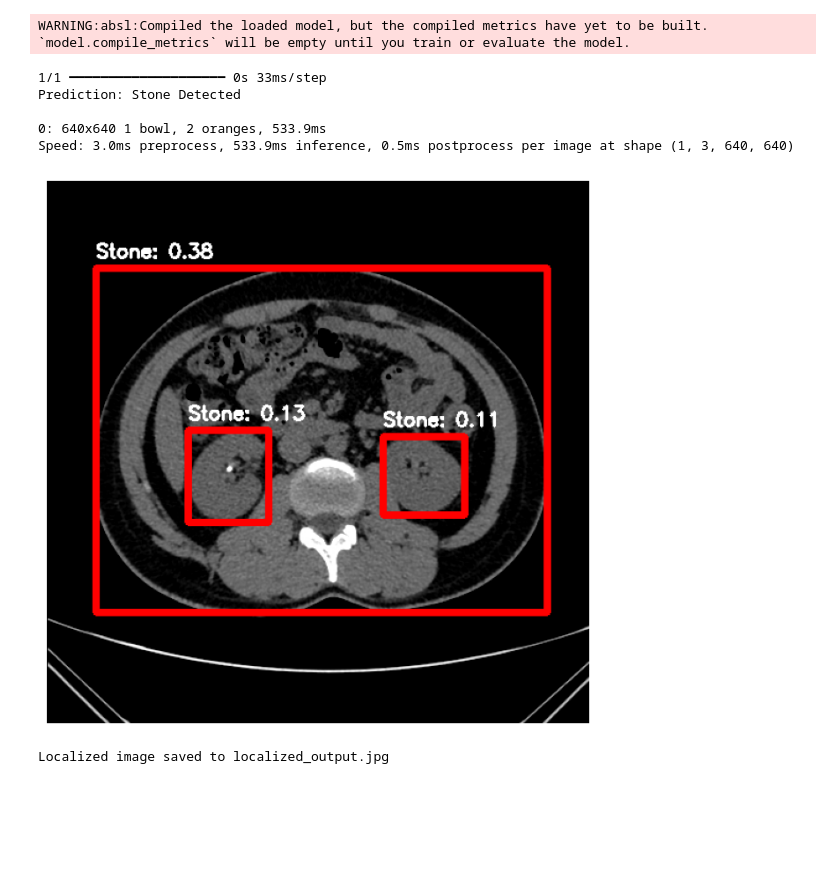
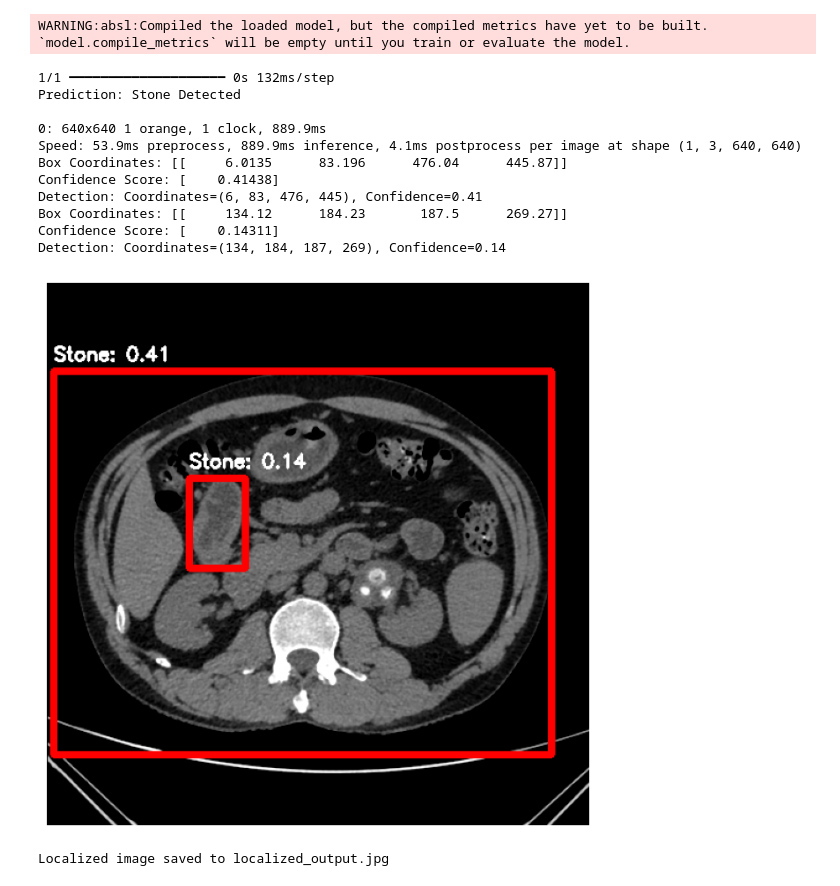
Before and after one commit to eishaa-e/doc-link-fyp, a Jupyter notebook: ml_models/kidney_stone_detection/yolo_localization/yolo_localication.ipynb, the cells around one changed output. Cells and saved outputs as stored; diff of their text form; code cells hidden in the pictures; blank space fills up the shorter version.

Commit message:
yolo_model refinement

```diff
--- a/ml_models/kidney_stone_detection/yolo_localization/yolo_localication.ipynb
+++ b/ml_models/kidney_stone_detection/yolo_localization/yolo_localication.ipynb
@@ -33,7 +33,6 @@ def preprocess_image_classification(image_path, target_size=(150, 150)):
     img = np.expand_dims(img, axis=0)
     return img
 # %%
-# Perform localization
 def detect_and_localize(image_path):
     # Step 1: Use classification model for binary classification
     preprocessed_image = preprocess_image_classification(image_path)
@@ -48,25 +47,44 @@ def detect_and_localize(image_path):
 
     # Step 2: Use YOLO for localization
     img = preprocess_image_yolo(image_path)
-    results = yolo_model.predict(img, conf=0.1)  # Adjust confidence threshold as needed
+
+    # Adjust confidence and IoU thresholds
+    results = yolo_model.predict(img, conf=0.1, iou=0.3)  # Adjust these values
 
     # Create a copy of the image for highlighting
     highlighted_image = img.copy()
+    detection_found = False  # Flag to check if any detection was made
 
     for result in results:
         for box in result.boxes:
+                print("Box Coordinates:", box.xyxy.numpy())
+                print("Confidence Score:", box.conf.numpy())
+
             # Get bounding box coordinates and confidence score
-            x1, y1, x2, y2 = box.xyxy.numpy().astype(int).flatten()
-            confidence = box.conf.numpy().item()
+                x1, y1, x2, y2 = box.xyxy.numpy().astype(int).flatten()
+                confidence = box.conf.numpy().item()
 
-            # Highlight the detected area by drawing a border
-            highlighted_image = cv2.rectangle(
-                highlighted_image, (x1, y1), (x2, y2), (255, 0, 0), 5
-            )
-            cv2.putText(
-                highlighted_image, f"Stone: {confidence:.2f}", (x1, y1 - 10),
-                cv2.FONT_HERSHEY_SIMPLEX, 0.6, (255, 255, 255), 2
-            )
+            # Filter detections based on confidence threshold
+                if confidence > 0.1:  # Ensure only confident predictions are drawn
+                   detection_found = True
+                print(f"Detection: Coordinates=({x1}, {y1}, {x2}, {y2}), Confidence={confidence:.2f}")
+
+                # Highlight the detected area by drawing a border
+                highlighted_image = cv2.rectangle(
+                    highlighted_image, (x1, y1), (x2, y2), (255, 0, 0), 5
+                )
+                cv2.putText(
+                    highlighted_image, f"Stone: {confidence:.2f}", (x1, y1 - 10),
+                    cv2.FONT_HERSHEY_SIMPLEX, 0.6, (255, 255, 255), 2
+                )
+
+    if not detection_found:
+        print("No confident detection found, consider lowering the threshold.")
+        plt.imshow(img)
+        plt.title("Original Image (No Detection)")
+        plt.axis("off")
+        plt.show()
+        return img
 
     # Display the highlighted image
     plt.figure(figsize=(12, 8))
@@ -77,15 +95,21 @@ def detect_and_localize(image_path):
     return highlighted_image
 # %%
 # Test with an image
-test_image_path = "../dataset/test/Stone/Stone- (1002).jpg"
+test_image_path = "../dataset/test/Stone/Stone- (1046).jpg"
 localized_image = detect_and_localize(test_image_path)
 # %% [output]
-1/1 ━━━━━━━━━━━━━━━━━━━━ 0s 33ms/step
+1/1 ━━━━━━━━━━━━━━━━━━━━ 0s 132ms/step
 Prediction: Stone Detected
 
-0: 640x640 1 bowl, 2 oranges, 533.9ms
-Speed: 3.0ms preprocess, 533.9ms inference, 0.5ms postprocess per image at shape (1, 3, 640, 640)
+0: 640x640 1 orange, 1 clock, 889.9ms
+Speed: 53.9ms preprocess, 889.9ms inference, 4.1ms postprocess per image at shape (1, 3, 640, 640)
+Box Coordinates: [[     6.0135      83.196      476.04      445.87]]
+Confidence Score: [    0.41438]
+Detection: Coordinates=(6, 83, 476, 445), Confidence=0.41
+Box Coordinates: [[     134.12      184.23       187.5      269.27]]
+Confidence Score: [    0.14311]
+Detection: Coordinates=(134, 184, 187, 269), Confidence=0.14
-[figure, old version]
+[figure, new version]
 # %%
 
 if localized_image is not None:
```
